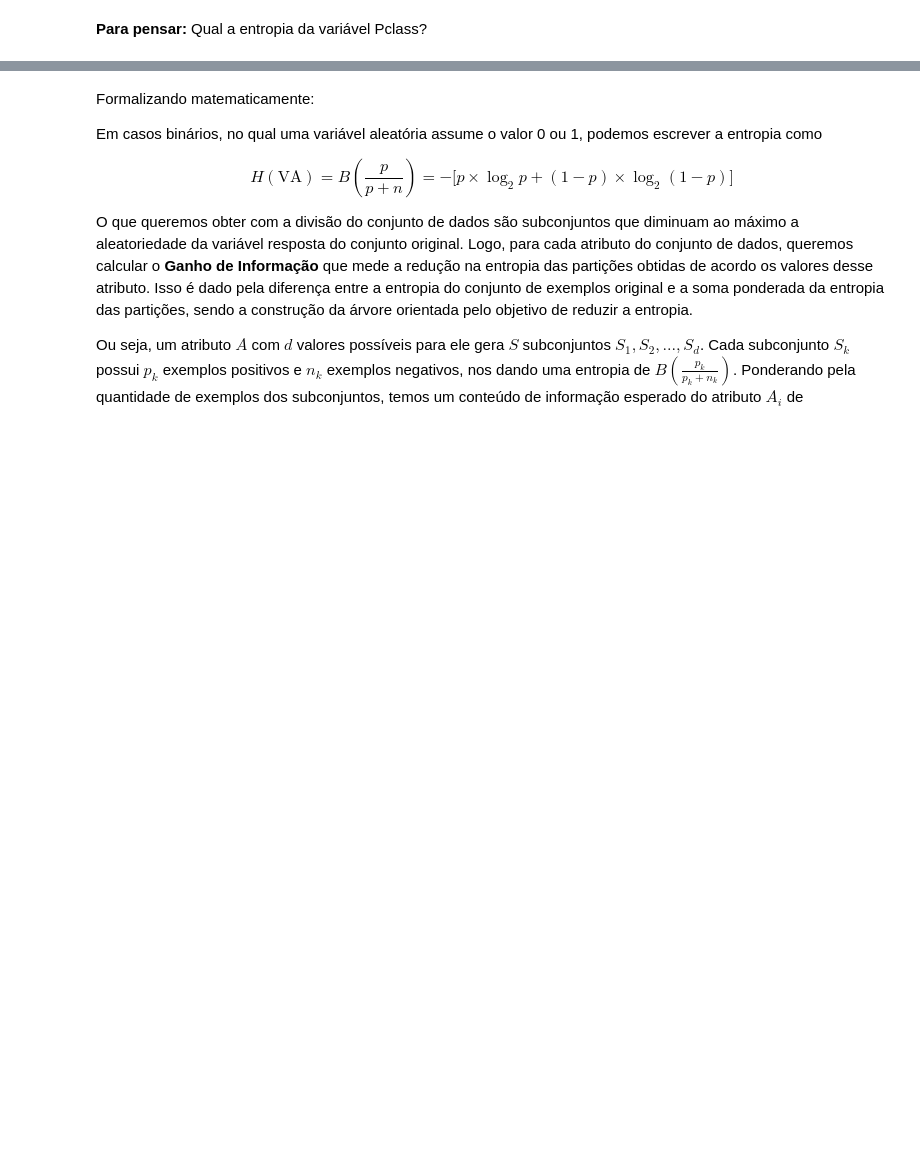
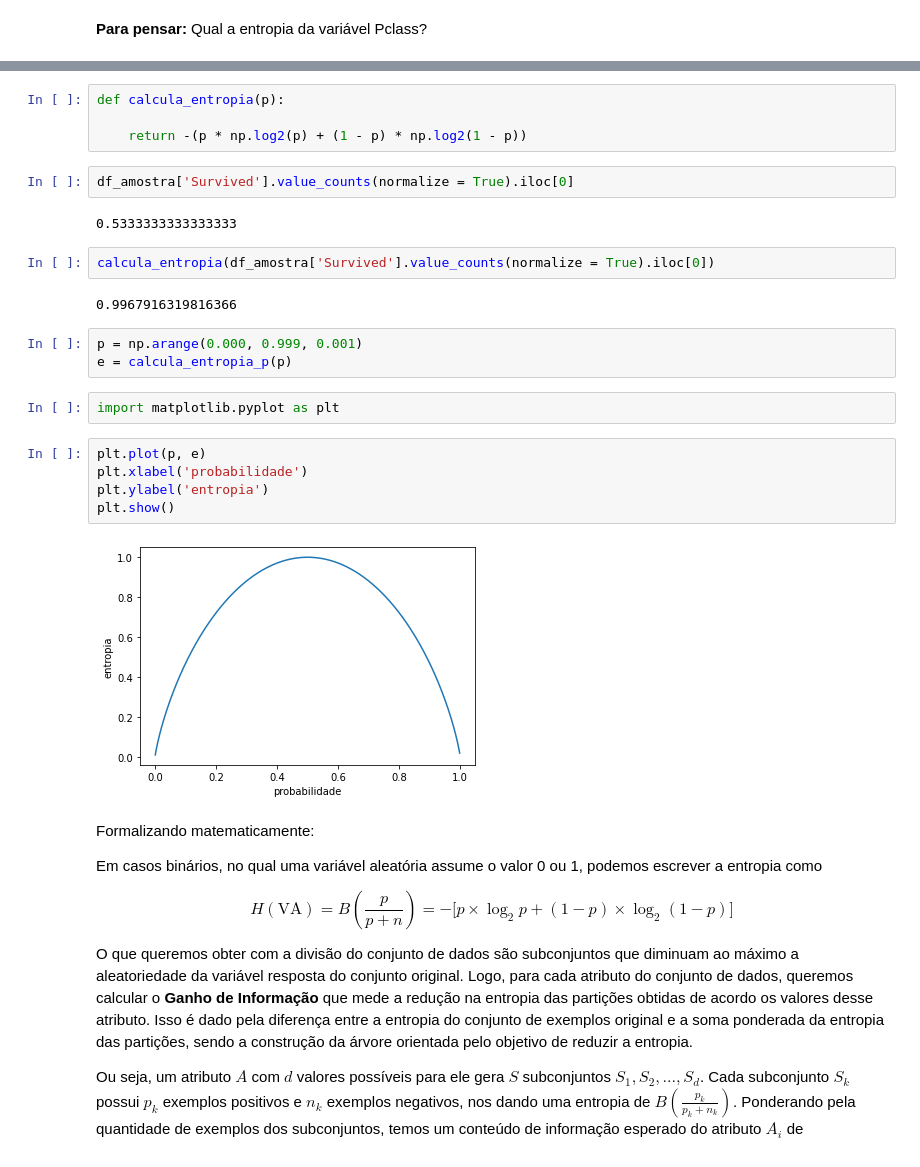
Before and after one commit to dehscardoso/lets-boti, a Jupyter notebook: 06 Machine Learning I/Aula 04/867_machine_learning_i_04.ipynb, the cells around one changed output, grey strips where cells are left out. Drawn from its saved outputs; the diff is of its cells as text; blank space fills up the shorter version.

```diff
--- a/06 Machine Learning I/Aula 04/867_machine_learning_i_04.ipynb
+++ b/06 Machine Learning I/Aula 04/867_machine_learning_i_04.ipynb
@@ -66,3 +222,27 @@ Exemplificando com uma moeda $M_2$ viciada, podemos citar dois eventos:
+# %%
+def calcula_entropia(p):
+
+    return -(p * np.log2(p) + (1 - p) * np.log2(1 - p))
+# %%
+df_amostra['Survived'].value_counts(normalize = True).iloc[0]
+# %% [output]
+0.5333333333333333
+# %%
+calcula_entropia(df_amostra['Survived'].value_counts(normalize = True).iloc[0])
+# %% [output]
+0.9967916319816366
+# %%
+p = np.arange(0.000, 0.999, 0.001)
+e = calcula_entropia_p(p)
+# %%
+import matplotlib.pyplot as plt
+# %%
+plt.plot(p, e)
+plt.xlabel('probabilidade')
+plt.ylabel('entropia')
+plt.show()
+# %% [output]
+[figure, added]
 # %% [markdown]
 Formalizando matematicamente:
 
```
Also changed, not shown: parts of 55 cells of this notebook, 15 other files.
